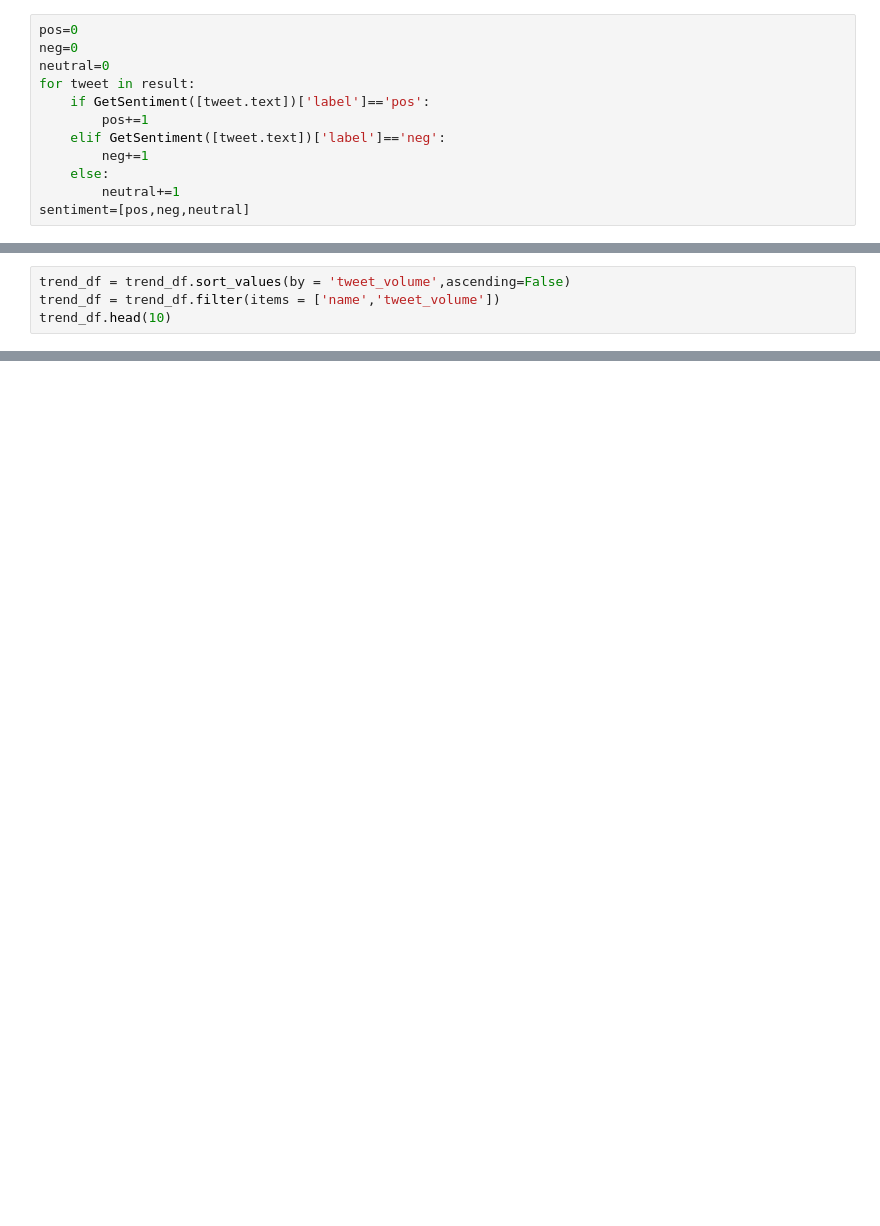
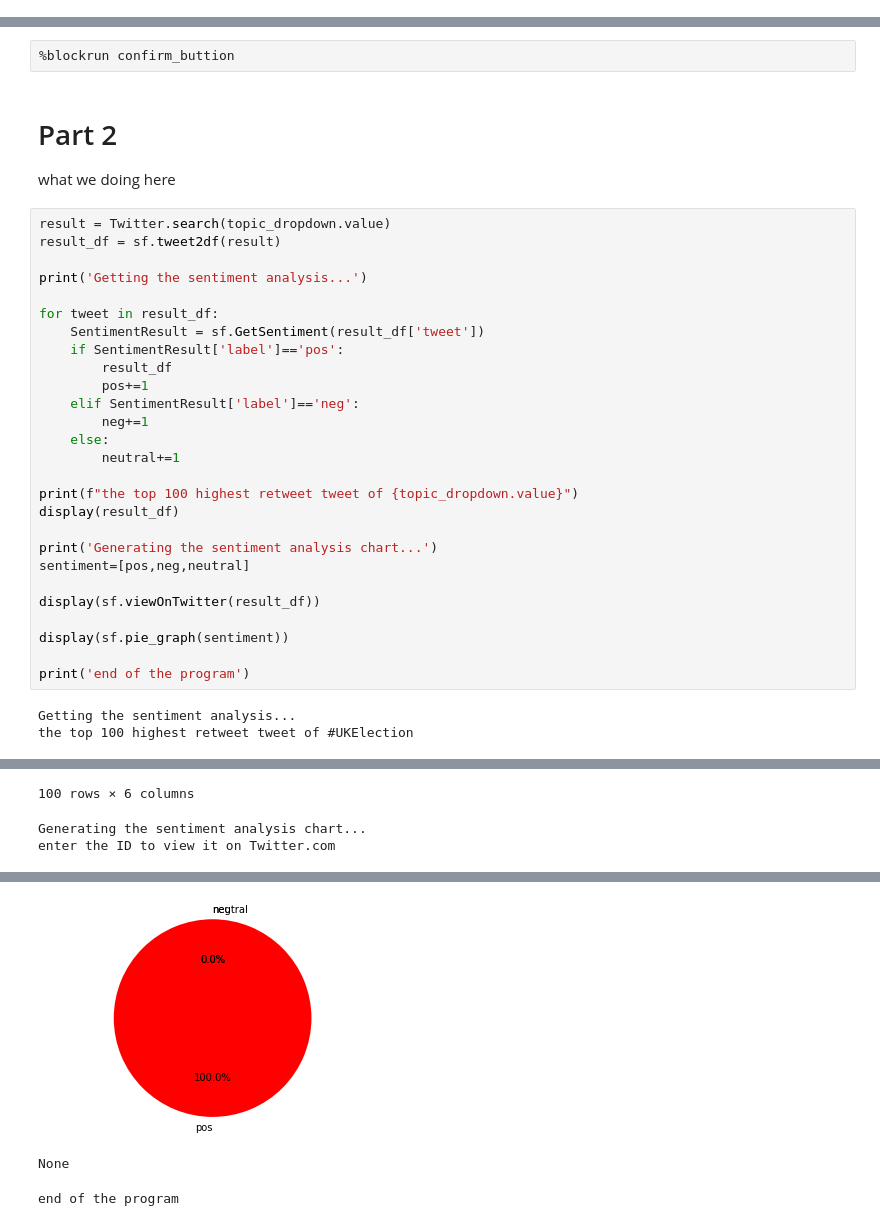
Before and after one commit to liduan-su/fall-2019-ist256-project, a Jupyter notebook: Program/The Program.ipynb, the cells around one changed output, grey strips where cells are left out. Saved outputs shown, nothing was run; the diff lists cells and outputs as text; blank space fills up the shorter version.

```diff
--- a/Program/The Program.ipynb
+++ b/Program/The Program.ipynb
@@ -147,12 +24,0 @@ end of the program
-# %%
-pos=0
-neg=0
-neutral=0
-for tweet in result:
-    if GetSentiment([tweet.text])['label']=='pos':
-        pos+=1
-    elif GetSentiment([tweet.text])['label']=='neg':
-        neg+=1
-    else:
-        neutral+=1
-sentiment=[pos,neg,neutral]
@@ -204,4 +24,0 @@ class DataFrame(pandas.core.generic.NDFrame)
-# %%
-trend_df = trend_df.sort_values(by = 'tweet_volume',ascending=False)
-trend_df = trend_df.filter(items = ['name','tweet_volume'])
-trend_df.head(10)
@@ -293,0 +82,35 @@ Status(_api=<tweepy.api.API object at 0x...>, _json={'created_at': 'Thu Dec 12 2
+# %%
+%blockrun confirm_buttion
+# %% [markdown]
+# Part 2
+what we doing here
+# %%
+result = Twitter.search(topic_dropdown.value)
+result_df = sf.tweet2df(result)
+
+print('Getting the sentiment analysis...')
+
+for tweet in result_df:
+    SentimentResult = sf.GetSentiment(result_df['tweet'])
+    if SentimentResult['label']=='pos':
+        result_df
+        pos+=1
+    elif SentimentResult['label']=='neg':
+        neg+=1
+    else:
+        neutral+=1
+
+print(f"the top 100 highest retweet tweet of {topic_dropdown.value}")
+display(result_df)
+
+print('Generating the sentiment analysis chart...')
+sentiment=[pos,neg,neutral]
+
+display(sf.viewOnTwitter(result_df))
+
+display(sf.pie_graph(sentiment))
+
+print('end of the program')
+# %% [output]
+Getting the sentiment analysis...
+the top 100 highest retweet tweet of #UKElection
@@ -293,0 +134,3 @@ Status(_api=<tweepy.api.API object at 0x...>, _json={'created_at': 'Thu Dec 12 2
+100 rows × 6 columns
+Generating the sentiment analysis chart...
+enter the ID to view it on Twitter.com
@@ -293,0 +138,3 @@ Status(_api=<tweepy.api.API object at 0x...>, _json={'created_at': 'Thu Dec 12 2
+[figure, added]
+None
+end of the program
```
Also changed, not shown: parts of 17 cells of this notebook, 2 other files.
